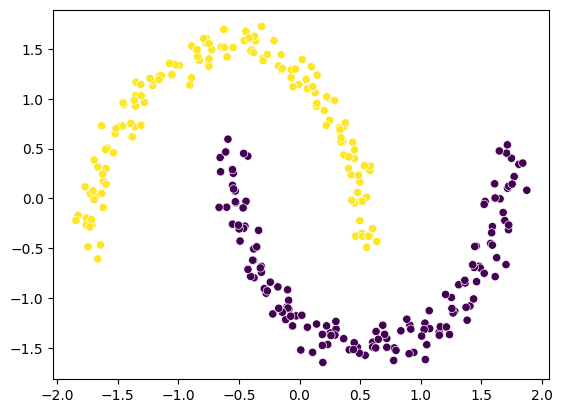
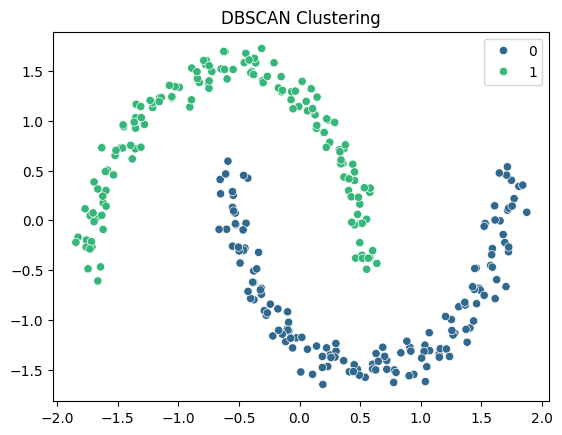
The change to this notebook cell's code, shown as a diff; its figure went from the first image to the second:
--- before
+++ after
@@ -1 +1,3 @@
-sns.scatterplot(x=X_scaled[:,0], y=X_scaled[:, 1], c=labels)
+sns.scatterplot(x=X_scaled[:, 0], y=X_scaled[:, 1], hue=labels, palette="viridis")
+plt.title("DBSCAN Clustering")
+plt.show()

Commit: complete